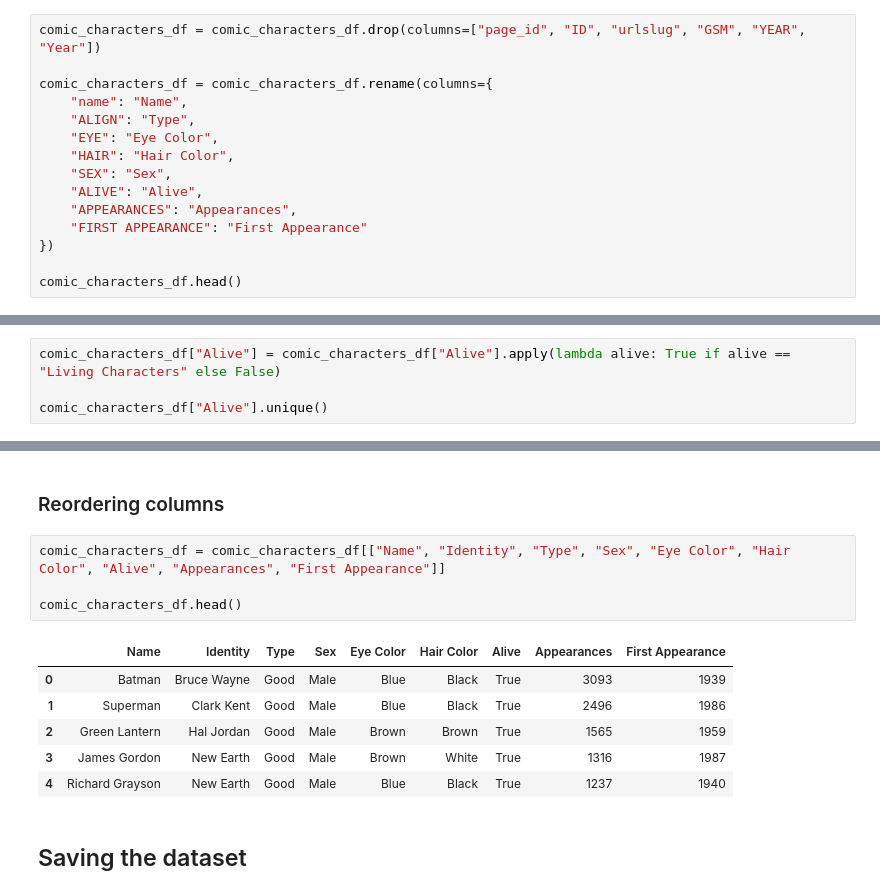
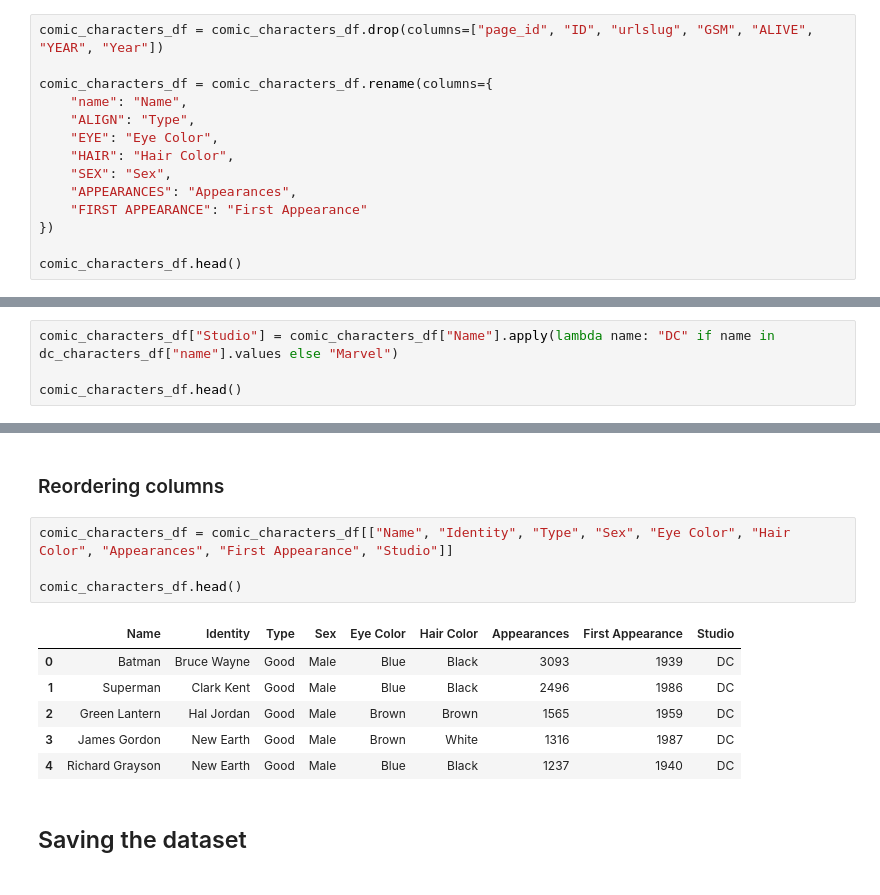
Before and after one commit to tylerguyler9/comic-characters-dataset, a Jupyter notebook: src/data/data-adjustments.ipynb, the cells around one changed output, grey strips where cells are left out. Cells and saved outputs as stored; diff of their text form.

```diff
--- a/src/data/data-adjustments.ipynb
+++ b/src/data/data-adjustments.ipynb
@@ -57,7 +103,7 @@ num_of_comic_characters (should match total_characters): 23272
 # %% [markdown]
 ### Dropping and renaming columns
 # %%
-comic_characters_df = comic_characters_df.drop(columns=["page_id", "ID", "urlslug", "GSM", "YEAR", "Year"])
+comic_characters_df = comic_characters_df.drop(columns=["page_id", "ID", "urlslug", "GSM", "ALIVE", "YEAR", "Year"])
 
 comic_characters_df = comic_characters_df.rename(columns={
 	"name": "Name",
@@ -65,7 +111,6 @@ comic_characters_df = comic_characters_df.rename(columns={
 	"EYE": "Eye Color",
 	"HAIR": "Hair Color",
 	"SEX": "Sex",
-	"ALIVE": "Alive",
 	"APPEARANCES": "Appearances",
 	"FIRST APPEARANCE": "First Appearance"
 })
@@ -80,0 +128,4 @@ comic_characters_df.head()
+# %%
+comic_characters_df["Studio"] = comic_characters_df["Name"].apply(lambda name: "DC" if name in dc_characters_df["name"].values else "Marvel")
+
+comic_characters_df.head()
@@ -182,7 +240,3 @@ comic_characters_df["Sex"] = comic_characters_df["Sex"].apply(lambda sex: sex.re
 comic_characters_df["Sex"].unique()
 # %% [output]
 array(['Male', 'Female'], dtype=object)
-# %%
-comic_characters_df["Alive"] = comic_characters_df["Alive"].apply(lambda alive: True if alive == "Living Characters" else False)
-
-comic_characters_df["Alive"].unique()
@@ -280,16 +332,16 @@ memory usage: 177.4+ KB
 # %% [markdown]
 ### Reordering columns
 # %%
-comic_characters_df = comic_characters_df[["Name", "Identity", "Type", "Sex", "Eye Color", "Hair Color", "Alive", "Appearances", "First Appearance"]]
+comic_characters_df = comic_characters_df[["Name", "Identity", "Type", "Sex", "Eye Color", "Hair Color", "Appearances", "First Appearance", "Studio"]]
 
 comic_characters_df.head()
 # %% [output]
-|  | Name | Identity | Type | Sex | Eye Color | Hair Color | Alive | Appearances | First Appearance |
-| 0 | Batman | Bruce Wayne | Good | Male | Blue | Black | True | 3093 | 1939 |
-| 1 | Superman | Clark Kent | Good | Male | Blue | Black | True | 2496 | 1986 |
-| 2 | Green Lantern | Hal Jordan | Good | Male | Brown | Brown | True | 1565 | 1959 |
-| 3 | James Gordon | New Earth | Good | Male | Brown | White | True | 1316 | 1987 |
-| 4 | Richard Grayson | New Earth | Good | Male | Blue | Black | True | 1237 | 1940 |
+|  | Name | Identity | Type | Sex | Eye Color | Hair Color | Appearances | First Appearance | Studio |
+| 0 | Batman | Bruce Wayne | Good | Male | Blue | Black | 3093 | 1939 | DC |
+| 1 | Superman | Clark Kent | Good | Male | Blue | Black | 2496 | 1986 | DC |
+| 2 | Green Lantern | Hal Jordan | Good | Male | Brown | Brown | 1565 | 1959 | DC |
+| 3 | James Gordon | New Earth | Good | Male | Brown | White | 1316 | 1987 | DC |
+| 4 | Richard Grayson | New Earth | Good | Male | Blue | Black | 1237 | 1940 | DC |
 # %% [markdown]
 ## Saving the dataset
 # %%
```
Also changed, not shown: parts of 15 cells of this notebook, 5 other files.
